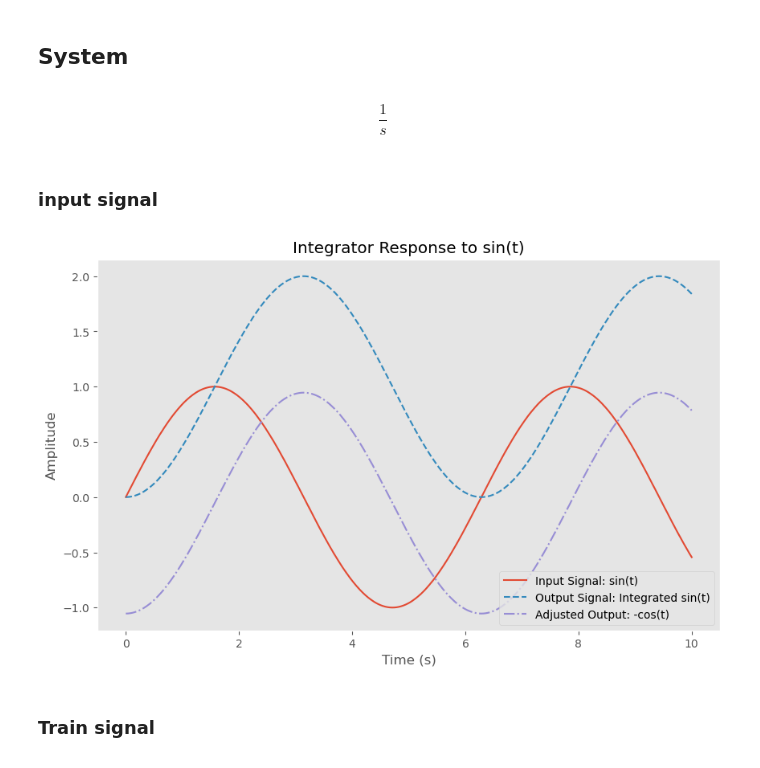
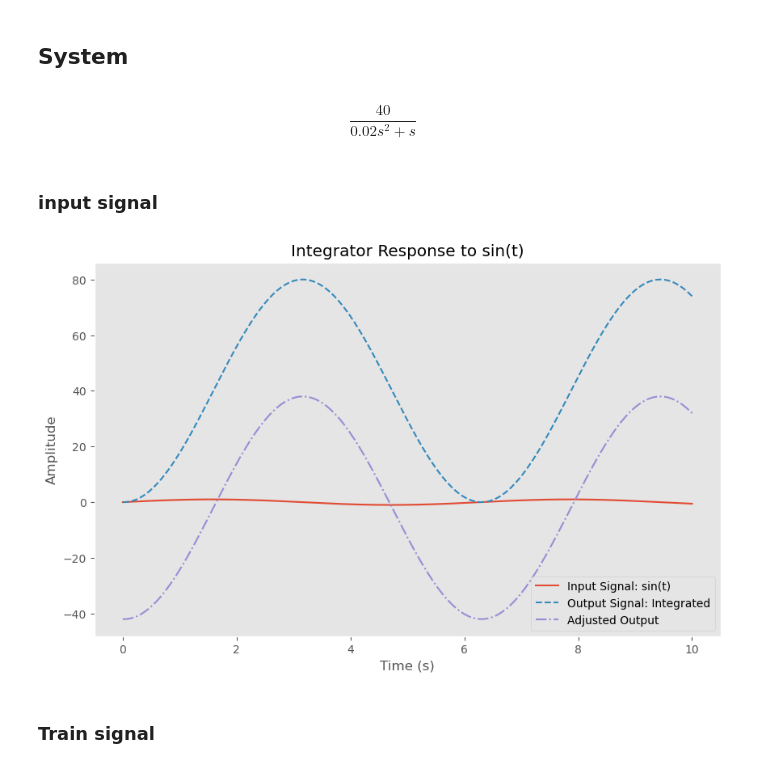
Before and after one commit to mmahdin/Computational-Intelligence-EE-AUT, a Jupyter notebook: lab/9/main.ipynb, the cells around one changed output. Saved outputs shown, nothing was run; the diff lists cells and outputs as text; code cells hidden in the pictures.

Commit message:
lab9 -> change transfer function (and normalize the data for training)

```diff
--- a/lab/9/main.ipynb
+++ b/lab/9/main.ipynb
@@ -232,40 +232,43 @@ $$\frac{1}{s - 1}$$
 # %% [markdown]
 ## System
 # %%
-numerator = [1]
-denominator = [1,0]
+numerator = [40]
+denominator = [0.02,1,0]
 H_s = ctrl.tf(numerator,denominator)
 H_s
 # %% [output]
-$$\frac{1}{s}$$
+$$\frac{40}{0.02 s^2 + s}$$
 # %% [markdown]
 ### input signal
 # %%
 # Define time and input signal
 num_pints = 1000
 T_end = 10
 t = np.linspace(0, T_end, num_pints)  # Time vector
 input_signal = np.sin(t)  # Input signal
 
 # Simulate the response
 t_out, y_out_ = ctrl.forced_response(H_s, T=t, U=input_signal)
 
 # Remove the DC offset (mean value)
 y_out = y_out_ - np.mean(y_out_)
+y_out_normalized = (y_out - np.min(y_out)) / (np.max(y_out) - np.min(y_out))
 
 # Plot the input and output signals
 plt.figure(figsize=(10, 6))
 plt.plot(t, input_signal, label="Input Signal: sin(t)")
-plt.plot(t_out, y_out_, label="Output Signal: Integrated sin(t)", linestyle='--')
-plt.plot(t_out, y_out, label="Adjusted Output: -cos(t)", linestyle='-.')
+plt.plot(t_out, y_out_, label="Output Signal: Integrated", linestyle='--')
+plt.plot(t_out, y_out, label="Adjusted Output", linestyle='-.')
 plt.xlabel("Time (s)")
 plt.ylabel("Amplitude")
 plt.title("Integrator Response to sin(t)")
 plt.legend()
 plt.grid()
 plt.show()
+
+y_out = y_out_normalized
 # %% [output]
-[figure, old version]
+[figure, new version]
 # %% [markdown]
 ### Train signal
 # %%
```
Also changed, not shown: parts of 4 cells of this notebook.
